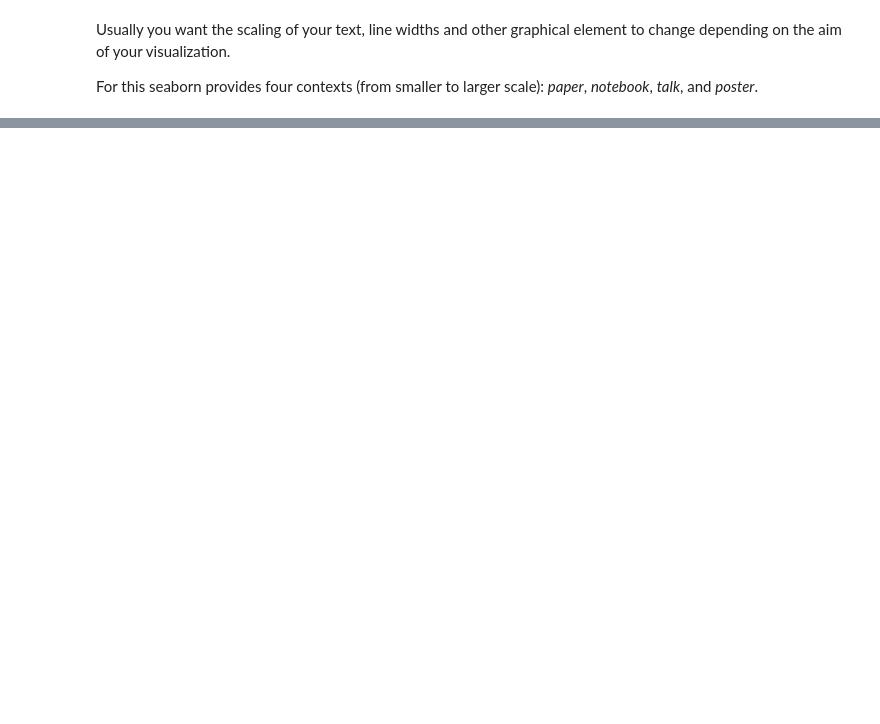
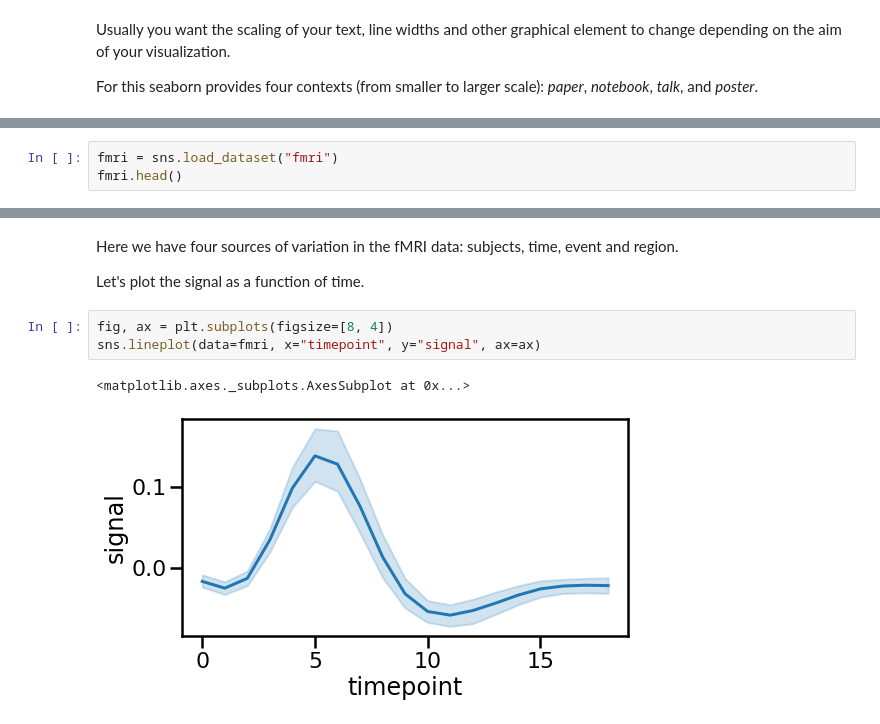
Before and after one commit to arnaumanasanch/neuropy_crashcourse, a Jupyter notebook: visualization.ipynb, the cells around one changed output, grey strips where cells are left out. Saved outputs shown, nothing was run; the diff lists cells and outputs as text; blank space fills up the shorter version.

```diff
--- a/visualization.ipynb
+++ b/visualization.ipynb
@@ -408,0 +462,3 @@ plt.xlabel('time [s]');
+# %%
+fmri = sns.load_dataset("fmri")
+fmri.head()
@@ -408,0 +472,10 @@ plt.xlabel('time [s]');
+# %% [markdown]
+Here we have four sources of variation in the fMRI data: subjects, time, event and region.
+
+Let's plot the signal as a function of time.
+# %%
+fig, ax = plt.subplots(figsize=[8, 4])
+sns.lineplot(data=fmri, x="timepoint", y="signal", ax=ax)
+# %% [output]
+<matplotlib.axes._subplots.AxesSubplot at 0x...>
+[figure, added]
```
Also changed, not shown: parts of 48 cells of this notebook.
